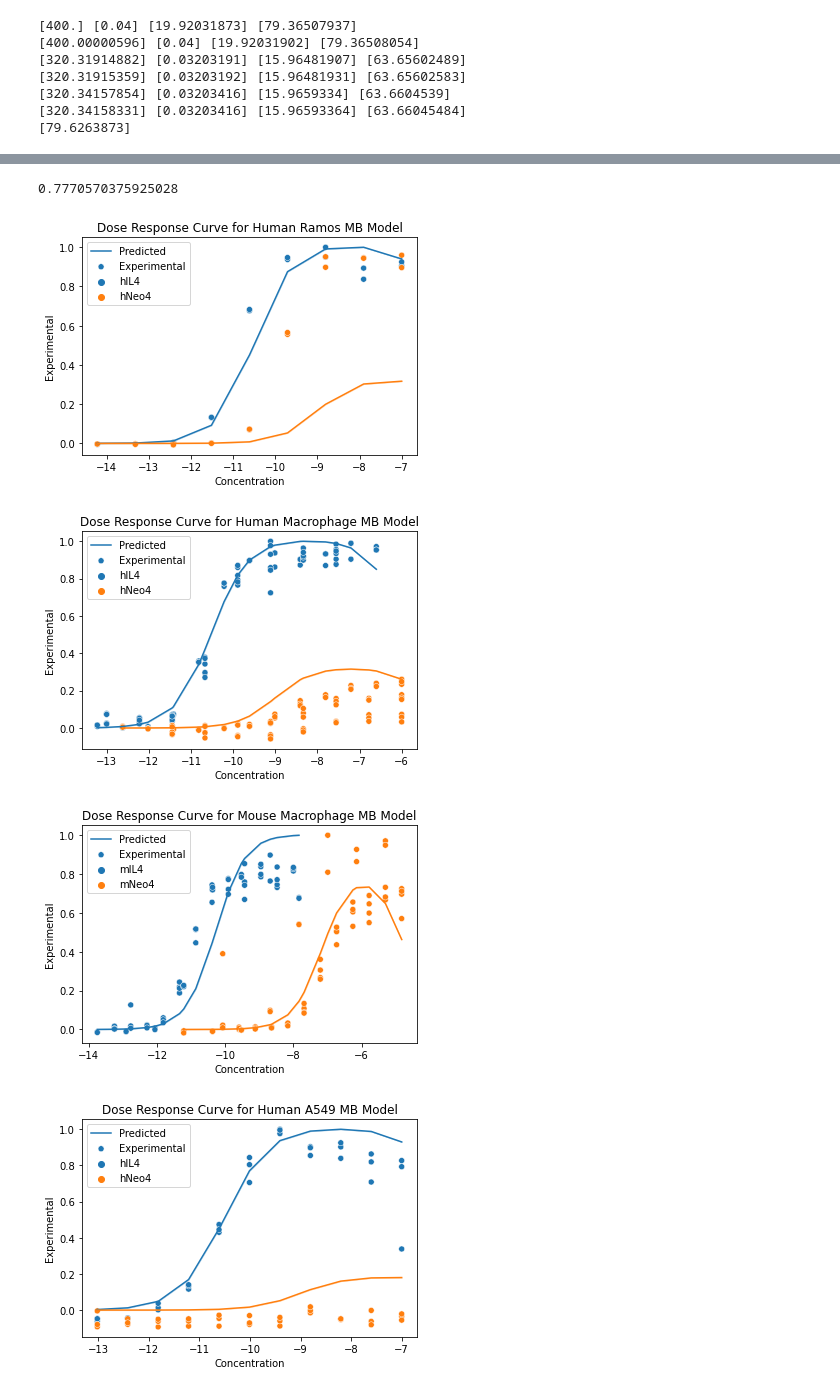
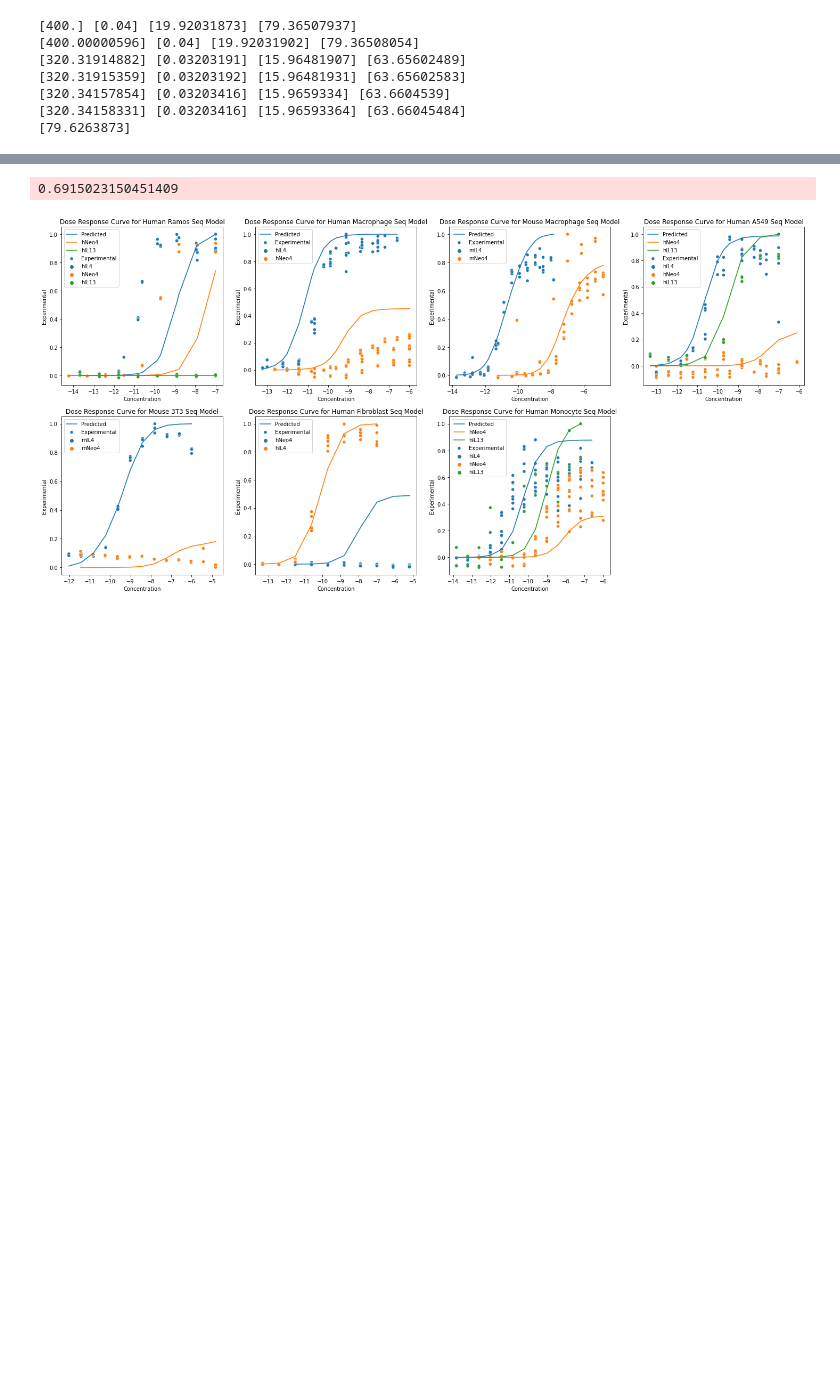
Before and after one commit to meyer-lab/IL4-model, a Jupyter notebook: polyc.ipynb, the cells around one changed output, grey strips where cells are left out. Drawn from its saved outputs; the diff is of its cells as text; code cells hidden in the pictures; blank space fills up the shorter version.

```diff
--- a/polyc.ipynb
+++ b/polyc.ipynb
@@ -120,15 +124,20 @@ for cell in modelDF.Cell.unique():
 xOptimal = pd.read_csv("src/data/CurrentFit.csv").x.values
 modelDF = resids(xOptimal, True)
 print(r2_score(modelDF.Experimental.values, modelDF.Predicted.values))
+fig, ax = plt.subplots(2, 4, figsize=(25, 12))
+ax = np.ravel(ax)
+ax[-1].axis("off")
+i = 0
 
 for cell in modelDF.Cell.unique():
     for animal in modelDF.loc[modelDF.Cell == cell].Animal.unique():
         isoData = modelDF.loc[(modelDF.Cell == cell) & (modelDF.Animal == animal)]
-        fig, ax = plt.subplots()
-        sns.scatterplot(data=isoData, x="Concentration", y="Experimental", label="Experimental", hue="Ligand")
-        sns.lineplot(data=isoData, x="Concentration", y="Predicted", label="Predicted", hue="Ligand")
-        ax.set_title("Dose Response Curve for " + animal + " " + cell + " MB Model")
-        handles, labels = ax.get_legend_handles_labels()
-        ax.legend([handles[0]] + handles[4::], [labels[0]] + labels[4::])
-        #plt.savefig("UnConstrained"+animal+cell+".svg")
+        sns.scatterplot(data=isoData, x="Concentration", y="Experimental", label="Experimental", hue="Ligand", ax=ax[i])
+        sns.lineplot(data=isoData, x="Concentration", y="Predicted", label="Predicted", hue="Ligand", ax=ax[i])
+        ax[i].set(title="Dose Response Curve for " + animal + " " + cell + " MB Model")
+        handles, labels = ax[i].get_legend_handles_labels()
+        ax[i].legend([handles[0]] + handles[4::], [labels[0]] + labels[4::])
+        i += 1
+
+plt.savefig("MBDoseResponse.svg")
 # %% [output]
@@ -143,20 +146,23 @@ for cell in modelDF.Cell.unique():
 # %%
-xOptimal = pd.read_csv("src/data/CurrentFit.csv").x.values
-modelDF = resids(xOptimal, True)
+xOptimal = pd.read_csv("src/data/CurrentFitSeq.csv").x.values
+modelDF = residsSeq(xOptimal, True)
 print(r2_score(modelDF.Experimental.values, modelDF.Predicted.values))
+fig, ax = plt.subplots(2, 4, figsize=(25, 12))
+ax = np.ravel(ax)
+ax[-1].axis("off")
+i = 0
 
 for cell in modelDF.Cell.unique():
     for animal in modelDF.loc[modelDF.Cell == cell].Animal.unique():
         isoData = modelDF.loc[(modelDF.Cell == cell) & (modelDF.Animal == animal)]
-        fig, ax = plt.subplots()
-        sns.scatterplot(data=isoData, x="Concentration", y="Experimental", label="Experimental", hue="Ligand")
-        sns.lineplot(data=isoData, x="Concentration", y="Predicted", label="Predicted", hue="Ligand")
-        ax.set_title("Dose Response Curve for " + animal + " " + cell + " MB Model")
-        handles, labels = ax.get_legend_handles_labels()
-        ax.legend([handles[0]] + handles[4::], [labels[0]] + labels[4::])
+        sns.scatterplot(data=isoData, x="Concentration", y="Experimental", label="Experimental", hue="Ligand", ax=ax[i])
+        sns.lineplot(data=isoData, x="Concentration", y="Predicted", label="Predicted", hue="Ligand", ax=ax[i])
+        ax[i].set(title="Dose Response Curve for " + animal + " " + cell + " Seq Model")
+        handles, labels = ax[i].get_legend_handles_labels()
+        ax[i].legend([handles[0]] + handles[4::], [labels[0]] + labels[4::])
+        i += 1
+
+plt.savefig("SeqDoseResponse.svg")
 # %% [output]
-0.7770570375925028
+0.6915023150451409
-[figure, old version]
+[figure, new version]
-[figure, removed]
-[figure, removed]
-[figure, removed]
```
Also changed, not shown: parts of 6 cells of this notebook, 2 other files.
